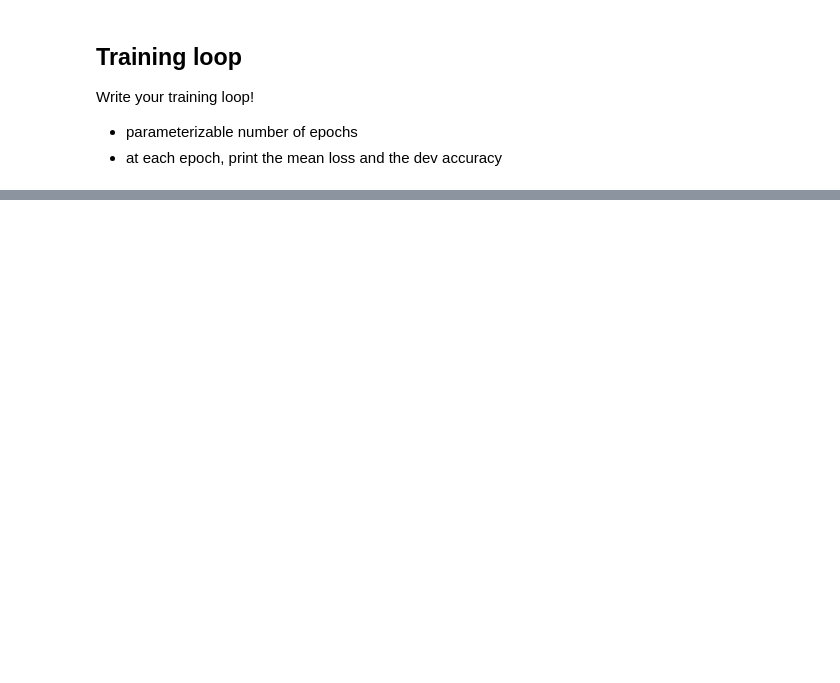
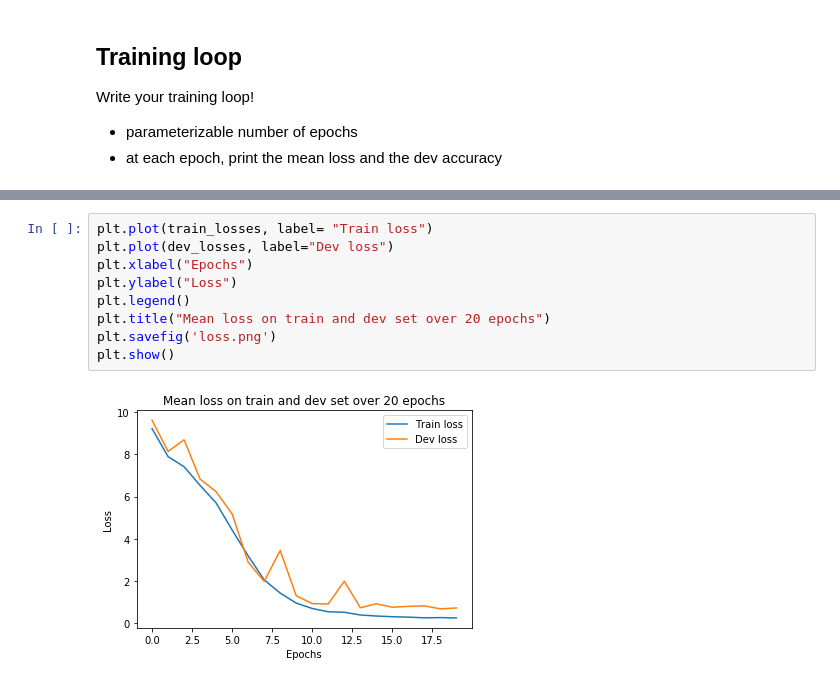
Before and after one commit to tbabinet/M2_AIC, a Jupyter notebook: DeepLearning_NLP/tp1.ipynb, the cells around one changed output, grey strips where cells are left out. Saved outputs shown, nothing was run; the diff lists cells and outputs as text; blank space fills up the shorter version.

```diff
--- a/DeepLearning_NLP/tp1.ipynb
+++ b/DeepLearning_NLP/tp1.ipynb
@@ -277,0 +299,11 @@ Mean loss :  0.28228355904063235
+# %%
+plt.plot(train_losses, label= "Train loss")
+plt.plot(dev_losses, label="Dev loss")
+plt.xlabel("Epochs")
+plt.ylabel("Loss")
+plt.legend()
+plt.title("Mean loss on train and dev set over 20 epochs")
+plt.savefig('loss.png')
+plt.show()
+# %% [output]
+[figure, added]
```
Also changed, not shown: parts of 6 cells of this notebook, 2 other files.
